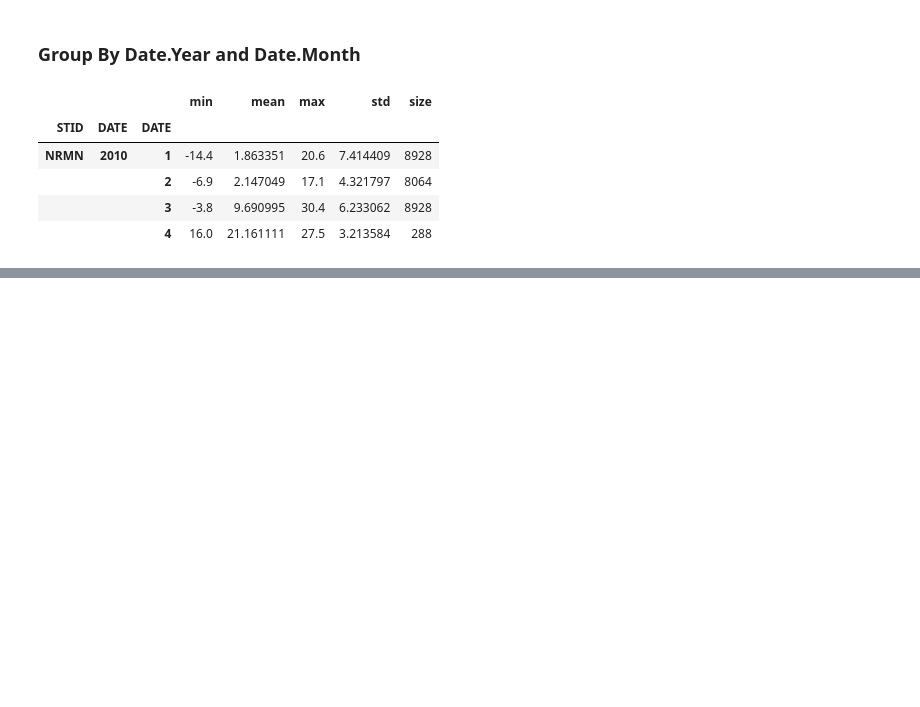
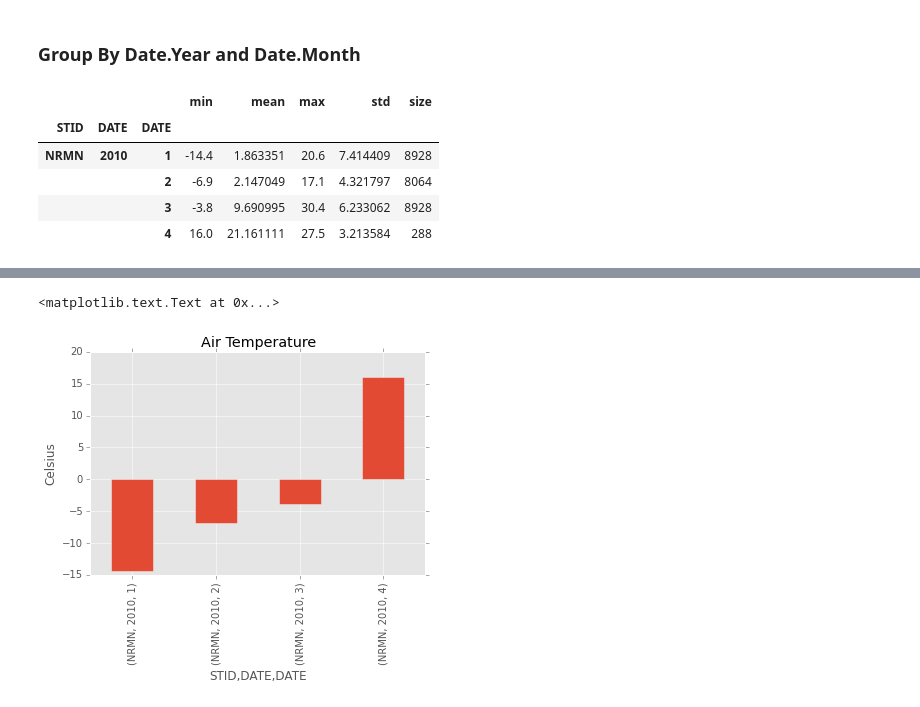
Before and after one commit to ouinformatics/swc_python_pandas, a Jupyter notebook: pandas_mesonet_tutorial.ipynb, the cells around one changed output, grey strips where cells are left out. Saved outputs shown, nothing was run; the diff lists cells and outputs as text; code cells hidden in the pictures; blank space fills up the shorter version.

```diff
--- a/pandas_mesonet_tutorial.ipynb
+++ b/pandas_mesonet_tutorial.ipynb
@@ -138,0 +315,6 @@ grp1.plot(x='DATE')
+# %%
+ax = grp1.plot(x='DATE',rot=90,kind='bar',title="Air Temperature")
+ax.set_ylabel("Celsius")
+# %% [output]
+<matplotlib.text.Text at 0x...>
+[figure, added]
```
Also changed, not shown: parts of 27 cells of this notebook, 1 other file.
